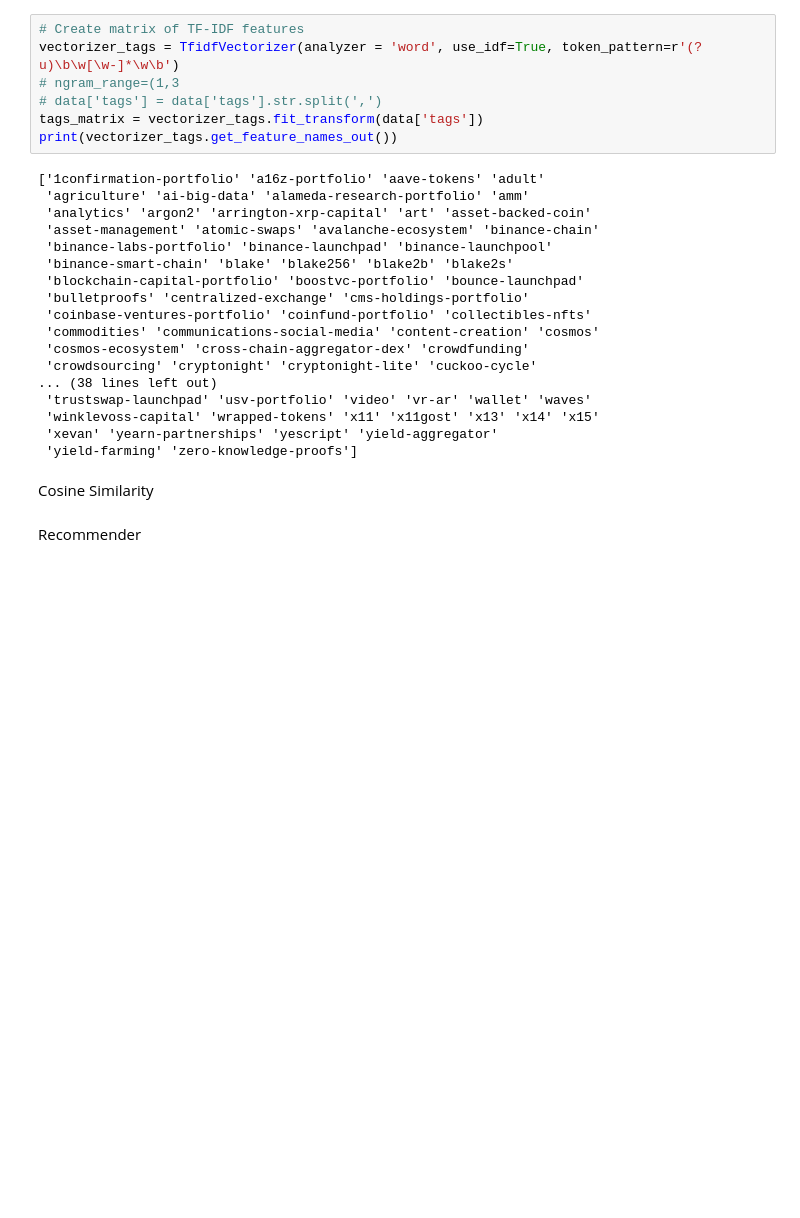
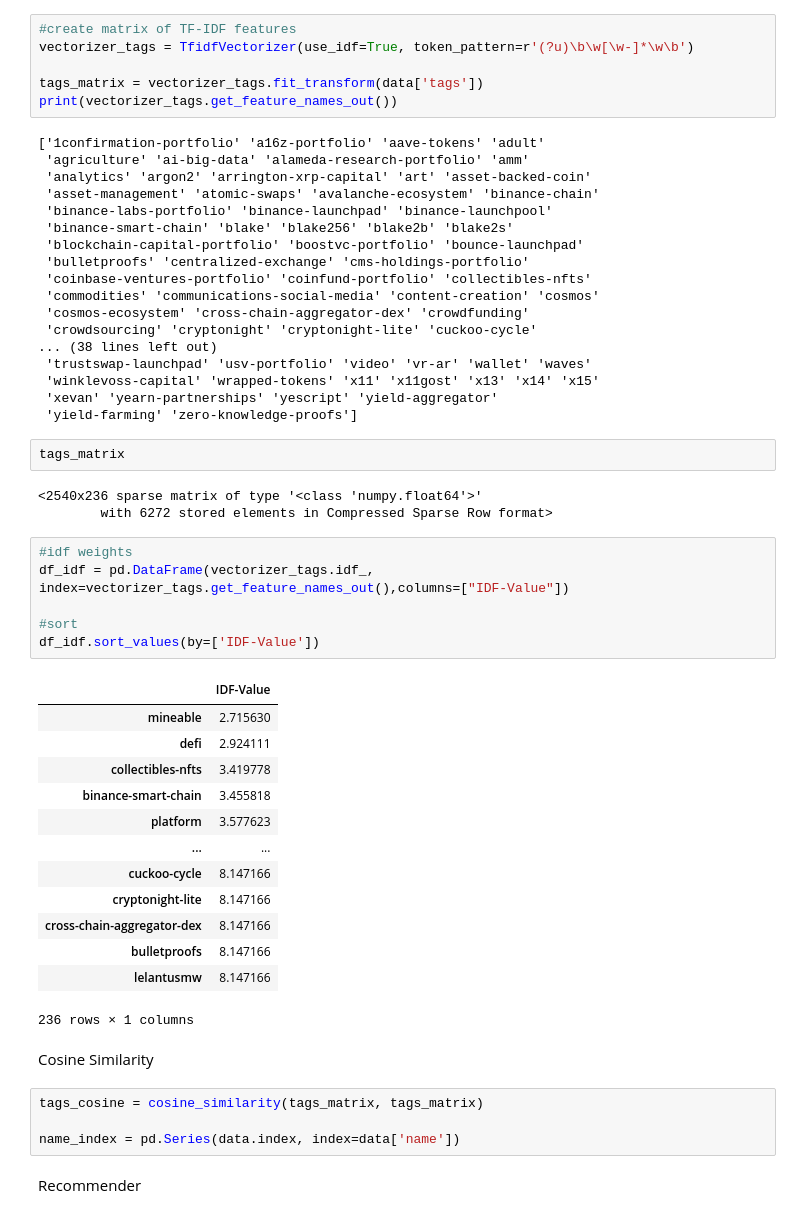
Before and after one commit to salsabillaflsft/MachineLearningProject, a Jupyter notebook: recommender_project.ipynb, the cells around one changed output. Saved outputs shown, nothing was run; the diff lists cells and outputs as text; blank space fills up the shorter version.

```diff
--- a/recommender_project.ipynb
+++ b/recommender_project.ipynb
@@ -192,10 +176,9 @@ plt.axis('off')
 # %% [markdown]
 TF-IDF
 # %%
-# Create matrix of TF-IDF features
-vectorizer_tags = TfidfVectorizer(analyzer = 'word', use_idf=True, token_pattern=r'(?u)\b\w[\w-]*\w\b')
-# ngram_range=(1,3
-# data['tags'] = data['tags'].str.split(',')
+#create matrix of TF-IDF features
+vectorizer_tags = TfidfVectorizer(use_idf=True, token_pattern=r'(?u)\b\w[\w-]*\w\b')
+
 tags_matrix = vectorizer_tags.fit_transform(data['tags'])
 print(vectorizer_tags.get_feature_names_out())
 # %% [output]
@@ -216,7 +199,36 @@ print(vectorizer_tags.get_feature_names_out())
  'winklevoss-capital' 'wrapped-tokens' 'x11' 'x11gost' 'x13' 'x14' 'x15'
  'xevan' 'yearn-partnerships' 'yescript' 'yield-aggregator'
  'yield-farming' 'zero-knowledge-proofs']
+# %%
+tags_matrix
+# %% [output]
+<2540x236 sparse matrix of type '<class 'numpy.float64'>'
+        with 6272 stored elements in Compressed Sparse Row format>
+# %%
+#idf weights
+df_idf = pd.DataFrame(vectorizer_tags.idf_, index=vectorizer_tags.get_feature_names_out(),columns=["IDF-Value"])
+
+#sort
+df_idf.sort_values(by=['IDF-Value'])
+# %% [output]
+|  | IDF-Value |
+| mineable | 2.715630 |
+| defi | 2.924111 |
+| collectibles-nfts | 3.419778 |
+| binance-smart-chain | 3.455818 |
+| platform | 3.577623 |
+| ... | ... |
+| cuckoo-cycle | 8.147166 |
+| cryptonight-lite | 8.147166 |
+| cross-chain-aggregator-dex | 8.147166 |
+| bulletproofs | 8.147166 |
+| lelantusmw | 8.147166 |
+236 rows × 1 columns
 # %% [markdown]
 Cosine Similarity
+# %%
+tags_cosine = cosine_similarity(tags_matrix, tags_matrix)
+
+name_index = pd.Series(data.index, index=data['name'])
 # %% [markdown]
 Recommender
```
Also changed, not shown: parts of 13 cells of this notebook.
